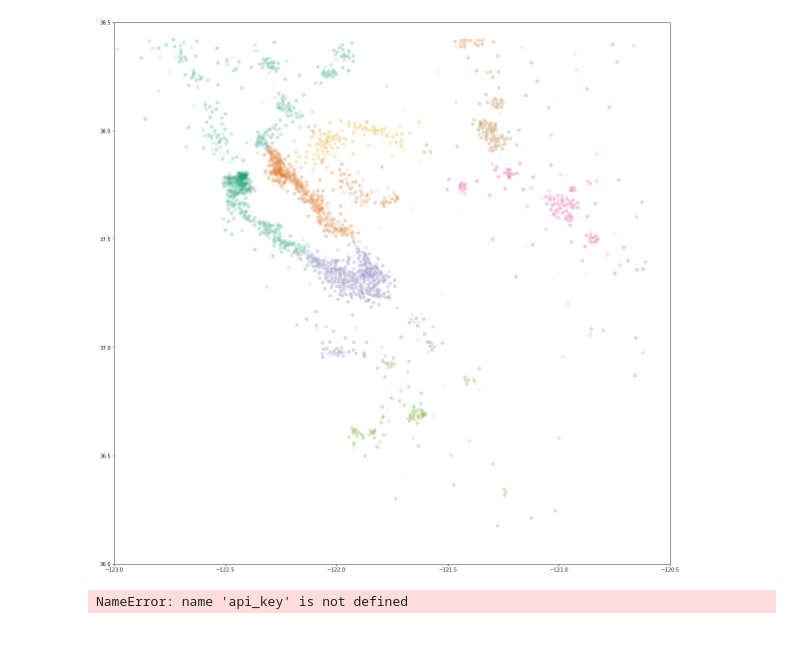
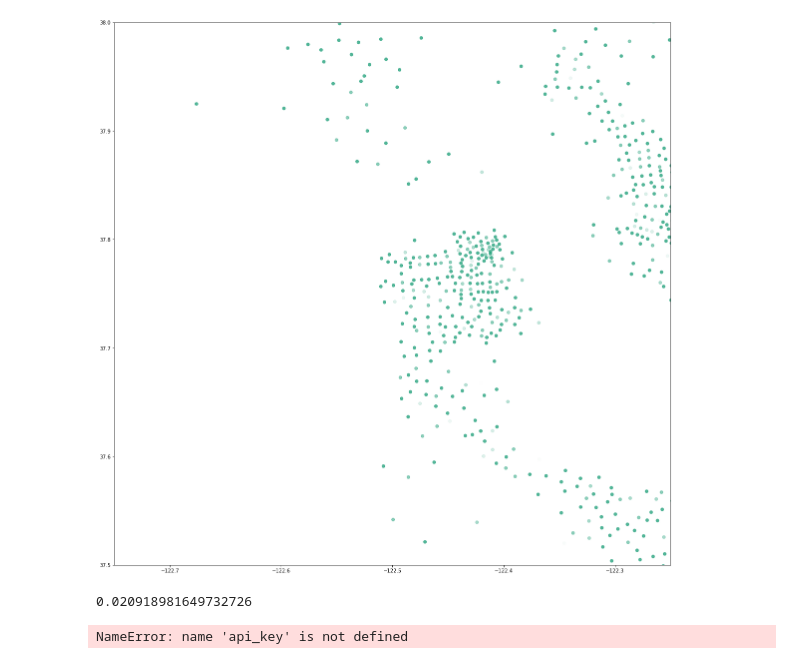
Before and after one commit to joannabate/commute, a Jupyter notebook: More EDA.ipynb, the cells around one changed output. Saved outputs shown, nothing was run; the diff lists cells and outputs as text; code cells hidden in the pictures.

```diff
--- a/More EDA.ipynb
+++ b/More EDA.ipynb
@@ -15,7 +16,7 @@ df_tracts = df_tracts.rename(columns=lambda x: x.strip())
 df_merged = df_commute.merge(df_tracts, how='inner', left_on='OFIPS', right_on='GEOID')
 df_merged = df_merged.merge(df_tracts, how='inner', left_on='DFIPS', right_on='GEOID', suffixes = ('_O','_D'))
 # %%
-df_bayarea = limit_area(df_merged, minlat=35.959793, maxlat=38.419866, minlong=-123.355416, maxlong=-120.609292)
+df_bayarea = limit_area(df_merged, minlat=37.5, maxlat=38, minlong=-122.75, maxlong=-122.25)
 # %%
 df_state = limit_area(df_merged, state='NY', maxlat=41)
 # %%
@@ -50,7 +51,8 @@ Z_df
 # %%
 
-k = 10
-df_results = pd.DataFrame(index = df_distance_matrix.columns, data=fcluster(Z,k,criterion='maxclust'))
+k = 2
+f_cluster = fcluster(Z,k,criterion='maxclust')
+df_results = pd.DataFrame(index = df_distance_matrix.columns, data=f_cluster)
 df_results = df_results.rename(columns={0: 'cluster_id'})
 df_results = df_results.merge(df_tracts, left_index=True, right_on='GEOID')
 
@@ -60,7 +62,7 @@ step_1 = df_results_2.merge(Z_df, how='left', left_index=True, right_on=1).set_i
 # step_0 = step_0[3].fillna(step_1[3])
 # step_0 = step_0[2].fillna(step_1[2])
 df_results_2['hc_level']=step_0[3].fillna(step_1[3])
-df_results_2['alpha'] = 0.5/df_results_2['hc_level']
+df_results_2['alpha'] = 1.5/df_results_2['hc_level']
 # %%
 df_results_2.describe()
 # %% [output]
@@ -103,11 +105,23 @@ for i, row in df_results_2.iterrows():
 # %%
 plt.figure(figsize=(20,20))
 plt.scatter(df_color['INTPTLONG'],df_color['INTPTLAT'], color=color_array)
-plt.ylim(36,38.5)
-plt.xlim(-123,-120.5)
+#plt.ylim(36,38.5)
+#plt.xlim(-123,-120.5)
+plt.ylim(37.5,38)
+plt.xlim(-122.75,-122.25)
 plt.show()
 # %% [output]
-[figure, old version]
+[figure, new version]
+# %%
+#distmatrix1 = scipy.spatial.distance.squareform(distmatrix + distmatrix.T)
+#df_distance_matrix
+##ddgm = scipy.cluster.hierarchy.linkage(distmatrix1, method="average")
+#Z
+#nodes = scipy.cluster.hierarchy.fcluster(ddgm, 4, criterion="maxclust")
+#f_cluster
+silhouette_score(df_distance_matrix , f_cluster, metric='precomputed')
+# %% [output]
+0.020918981649732726
 # %%
 # Use google maps api
 gmaps.configure(api_key=api_key) # Fill in with your API key
```
Also changed, not shown: parts of 3 cells of this notebook, 1 other file.
